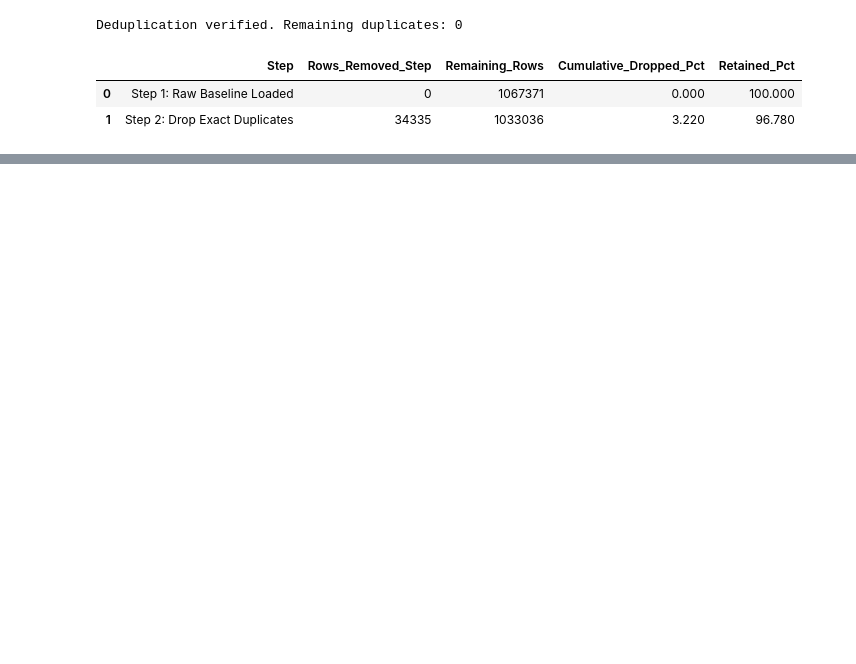
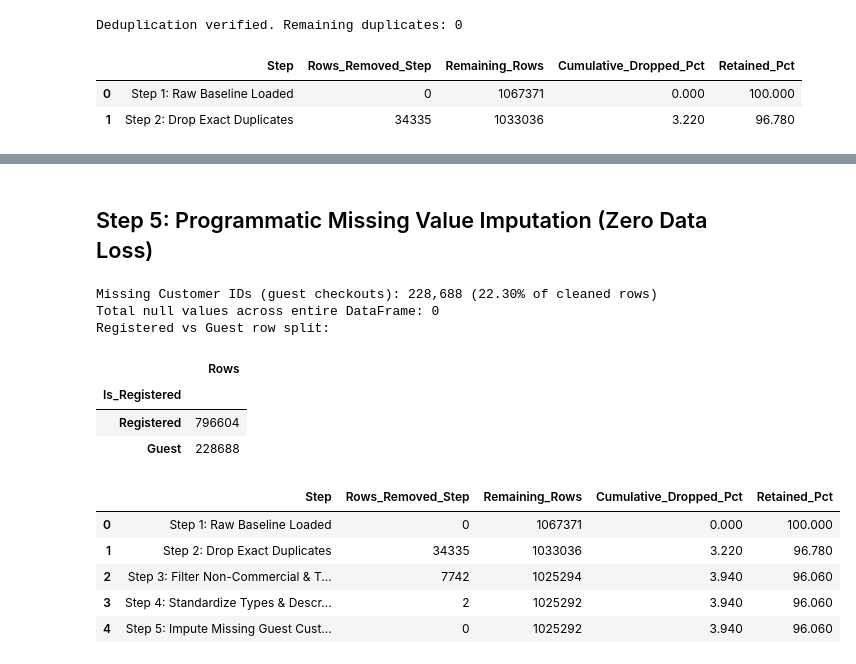
Before and after one commit to ankit-singh09/Retail-Ecommerce--CSCP, a Jupyter notebook: notebooks/Cleaning_Dataset.ipynb, the cells around one changed output, grey strips where cells are left out. Saved outputs shown, nothing was run; the diff lists cells and outputs as text; code cells hidden in the pictures; blank space fills up the shorter version.

```diff
--- a/notebooks/Cleaning_Dataset.ipynb
+++ b/notebooks/Cleaning_Dataset.ipynb
@@ -15,13 +16,19 @@ Our goal is to produce a clean, analysis-ready interim dataset while keeping **t
 ## Step 1: Environment Setup, Raw Data Loading & Baseline Tracker
 # %%
 import os
+import sys
+from pathlib import Path
 import numpy as np
 import pandas as pd
 
-pd.set_option('display.max_columns', 15)
+pd.set_option('display.max_columns', 20)
 pd.set_option('display.float_format', lambda x: f'{x:.3f}')
 
-raw_path = 'data/raw/online_retail_II.csv' if os.path.exists('data/raw/online_retail_II.csv') else '../data/raw/online_retail_II.csv'
+project_root = Path.cwd() if (Path.cwd() / 'data').exists() else Path.cwd().parent
+if str(project_root) not in sys.path:
+    sys.path.insert(0, str(project_root))
+
+raw_path = project_root / 'data' / 'raw' / 'online_retail_II.csv'
 df_raw = pd.read_csv(raw_path)
 
 # Keep raw DataFrame untouched; operate on a working copy
@@ -92,0 +216,35 @@ Deduplication verified. Remaining duplicates: 0
+# %% [markdown]
+## Step 5: Programmatic Missing Value Imputation (Zero Data Loss)
+# %%
+missing_cust_cnt = df['Customer ID'].isna().sum()
+print(f"Missing Customer IDs (guest checkouts): {missing_cust_cnt:,} ({missing_cust_cnt / len(df) * 100:.2f}% of cleaned rows)")
+
+# Flag registered accounts vs guest checkouts
+df['Is_Registered'] = df['Customer ID'].notna()
+
+# Format registered IDs without '.0' and assign deterministic guest IDs per invoice
+df['Customer ID'] = np.where(
+    df['Is_Registered'],
+    df['Customer ID'].fillna(0).astype('int64').astype(str),
+    'GUEST_' + df['Invoice']
+)
+
+assert df.isna().sum().sum() == 0, "Unexpected null values still exist!"
+print(f"Total null values across entire DataFrame: {df.isna().sum().sum()}")
+print("Registered vs Guest row split:")
+display(df['Is_Registered'].value_counts().rename({True: 'Registered', False: 'Guest'}).to_frame('Rows'))
+display(record_step("Step 5: Impute Missing Guest Customer IDs", df))
+# %% [output]
+Missing Customer IDs (guest checkouts): 228,688 (22.30% of cleaned rows)
+Total null values across entire DataFrame: 0
+Registered vs Guest row split:
+|  | Rows |
+| Is_Registered |  |
+| Registered | 796604 |
+| Guest | 228688 |
+|  | Step | Rows_Removed_Step | Remaining_Rows | Cumulative_Dropped_Pct | Retained_Pct |
+| 0 | Step 1: Raw Baseline Loaded | 0 | 1067371 | 0.000 | 100.000 |
+| 1 | Step 2: Drop Exact Duplicates | 34335 | 1033036 | 3.220 | 96.780 |
+| 2 | Step 3: Filter Non-Commercial & T... | 7742 | 1025294 | 3.940 | 96.060 |
+| 3 | Step 4: Standardize Types & Descr... | 2 | 1025292 | 3.940 | 96.060 |
+| 4 | Step 5: Impute Missing Guest Cust... | 0 | 1025292 | 3.940 | 96.060 |
```
Also changed, not shown: parts of 21 cells of this notebook, 3 other files.
